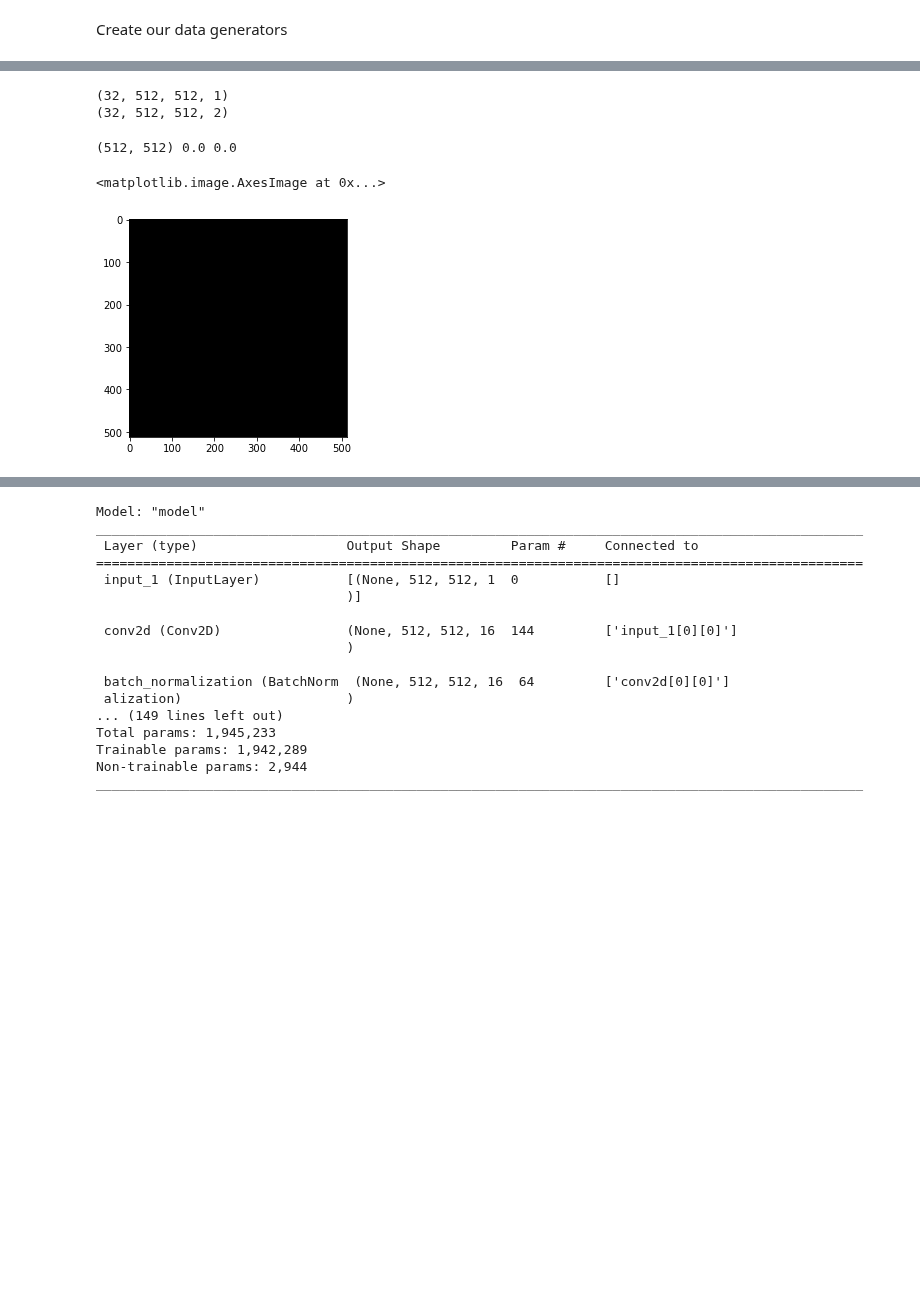
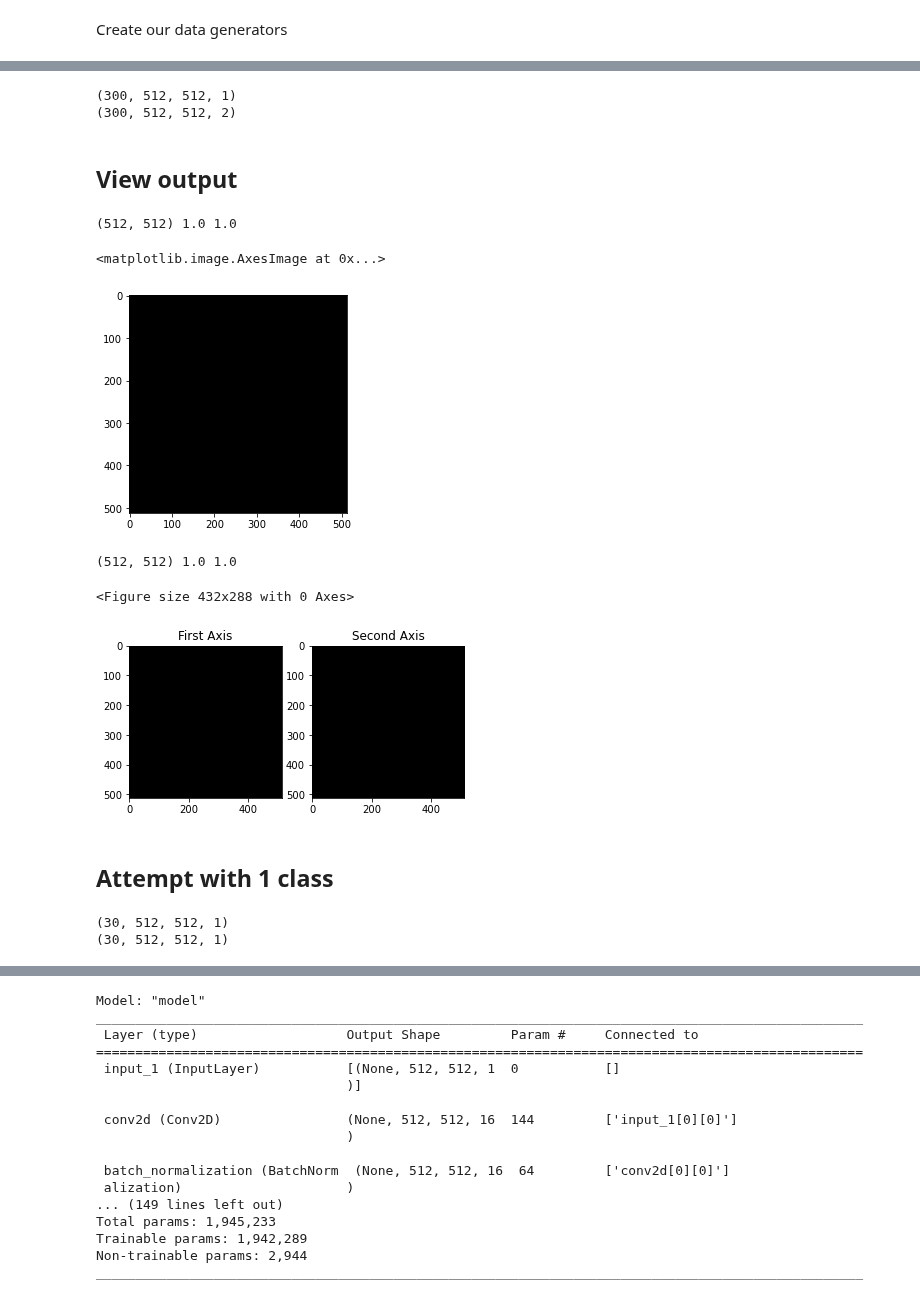
Before and after one commit to EmmaSchmidt2021/Kidney-Segmentation-Jupyter, a Jupyter notebook: (2) Model Training - Data Generator-Copy1.ipynb, the cells around one changed output, grey strips where cells are left out. Cells and saved outputs as stored; diff of their text form; code cells hidden in the pictures; blank space fills up the shorter version.

```diff
--- a/(2) Model Training - Data Generator-Copy1.ipynb
+++ b/(2) Model Training - Data Generator-Copy1.ipynb
@@ -104,6 +106,6 @@ Create our data generators
 # %%
 params = {'dim': (512,512),
-          'batch_size': 32,
+          'batch_size': 30,
           'n_classes': 2,
           'n_channels': 1,
           'shuffle': True}
@@ -115,10 +117,12 @@ X, y = training_generator[50]
 print(X.shape)
 print(y.shape)
 # %% [output]
-(32, 512, 512, 1)
-(32, 512, 512, 2)
+(300, 512, 512, 1)
+(300, 512, 512, 2)
+# %% [markdown]
+## View output
 # %%
-X_batch = X[20,:,:,:]
+X_batch = y[200,:,:,:]
 X_batch.shape
 X_img = X_batch[:,:,0]
 print(X_img.shape, X_img.max(), X_img.min())
@@ -127,6 +131,26 @@ import matplotlib.pyplot as plt
 %matplotlib inline
 plt.imshow(X_img, cmap="gray")
 # %% [output]
-(512, 512) 0.0 0.0
+(512, 512) 1.0 1.0
 <matplotlib.image.AxesImage at 0x...>
 [figure]
+# %%
+y_batch = y[20,:,:,:]
+y_batch.shape
+y_img_0 = y_batch[:,:,0]
+y_img_1 = y_batch[:,:,1]
+print(y_img_0.shape, y_img_0.max(), y_img_0.min())
+
+
+plt.figure()
+f, axarr = plt.subplots(1,2)
+axarr[0].imshow(y_img_0, cmap="gray")
+axarr[0].title.set_text('First Axis')
+axarr[1].imshow(y_img_1, cmap='gray')
+axarr[1].title.set_text('Second Axis')
+# %% [output]
+(512, 512) 1.0 1.0
+<Figure size 432x288 with 0 Axes>
+[figure, added]
+# %% [markdown]
+## Attempt with 1 class
@@ -132,0 +165,7 @@ plt.imshow(X_img, cmap="gray")
+# %%
+X1, y1 = training_generator[20]
+print(X1.shape)
+print(y1.shape)
+# %% [output]
+(30, 512, 512, 1)
+(30, 512, 512, 1)
```
Also changed, not shown: parts of 14 cells of this notebook.
